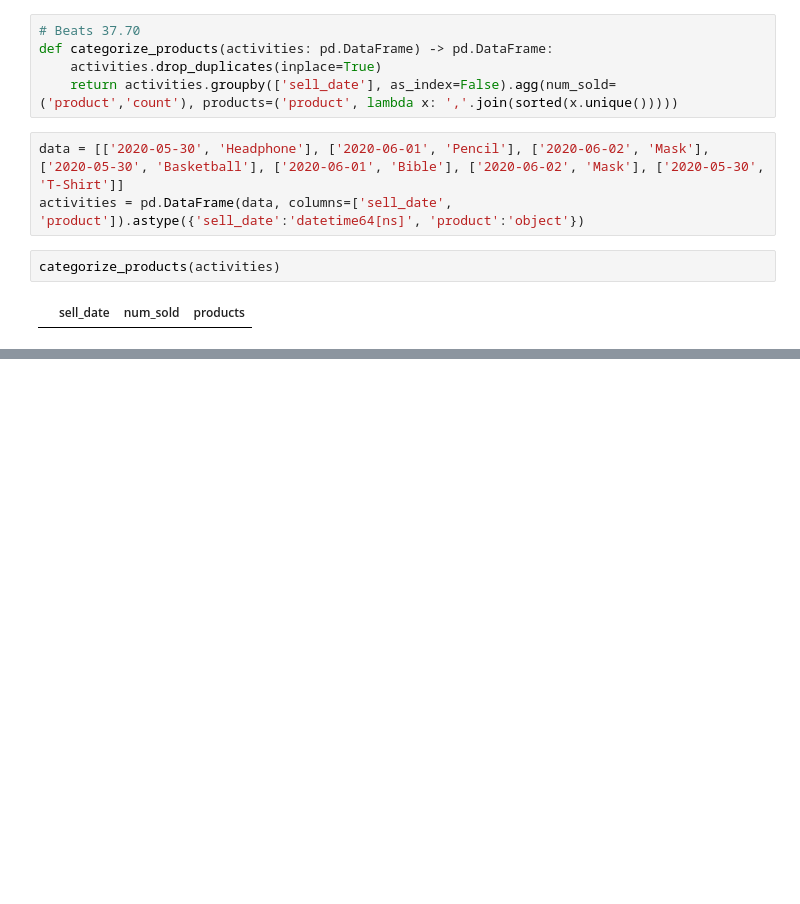
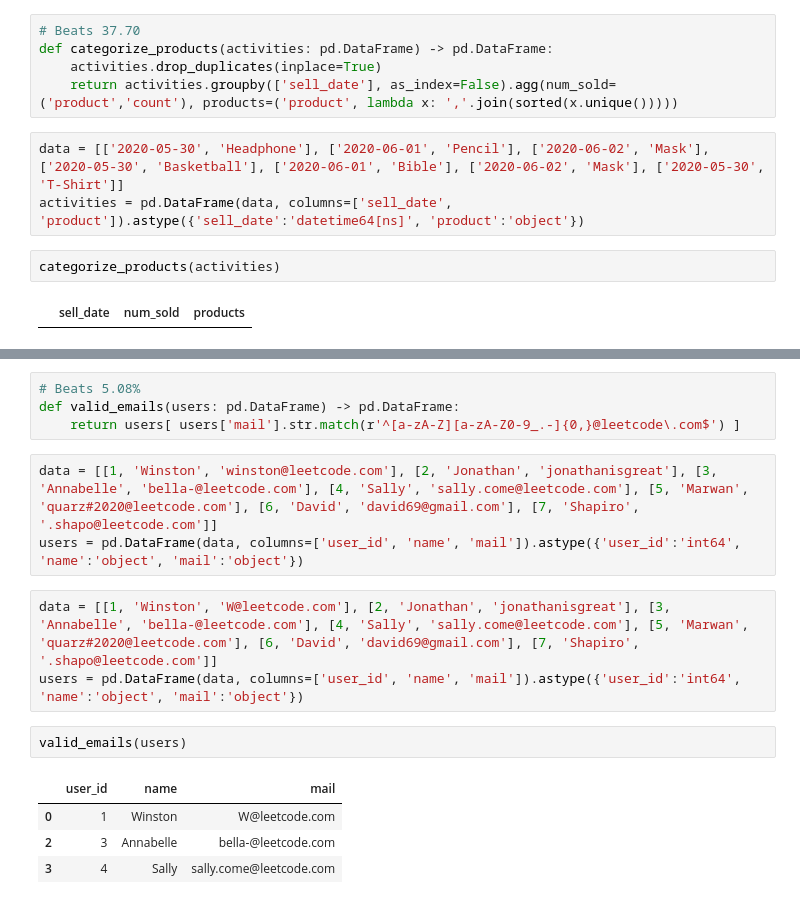
Before and after one commit to drwslv/LeetCode-Pandas, a Jupyter notebook: examples_1.ipynb, the cells around one changed output, grey strips where cells are left out. Saved outputs shown, nothing was run; the diff lists cells and outputs as text; blank space fills up the shorter version.

```diff
--- a/examples_1.ipynb
+++ b/examples_1.ipynb
@@ -2952,0 +2978,17 @@ categorize_products(activities)
+# %%
+# Beats 5.08%
+def valid_emails(users: pd.DataFrame) -> pd.DataFrame:
+    return users[ users['mail'].str.match(r'^[a-zA-Z][a-zA-Z0-9_.-]{0,}@leetcode\.com$') ]
+# %%
+data = [[1, 'Winston', 'winston@leetcode.com'], [2, 'Jonathan', 'jonathanisgreat'], [3, 'Annabelle', 'bella-@leetcode.com'], [4, 'Sally', 'sally.come@leetcode.com'], [5, 'Marwan', 'quarz#2020@leetcode.com'], [6, 'David', 'david69@gmail.com'], [7, 'Shapiro', '.shapo@leetcode.com']]
+users = pd.DataFrame(data, columns=['user_id', 'name', 'mail']).astype({'user_id':'int64', 'name':'object', 'mail':'object'})
+# %%
+data = [[1, 'Winston', 'W@leetcode.com'], [2, 'Jonathan', 'jonathanisgreat'], [3, 'Annabelle', 'bella-@leetcode.com'], [4, 'Sally', 'sally.come@leetcode.com'], [5, 'Marwan', 'quarz#2020@leetcode.com'], [6, 'David', 'david69@gmail.com'], [7, 'Shapiro', '.shapo@leetcode.com']]
+users = pd.DataFrame(data, columns=['user_id', 'name', 'mail']).astype({'user_id':'int64', 'name':'object', 'mail':'object'})
+# %%
+valid_emails(users)
+# %% [output]
+|  | user_id | name | mail |
+| 0 | 1 | Winston | W@leetcode.com |
+| 2 | 3 | Annabelle | bella-@leetcode.com |
+| 3 | 4 | Sally | sally.come@leetcode.com |
```
Also changed, not shown: parts of 1 cell of this notebook.
